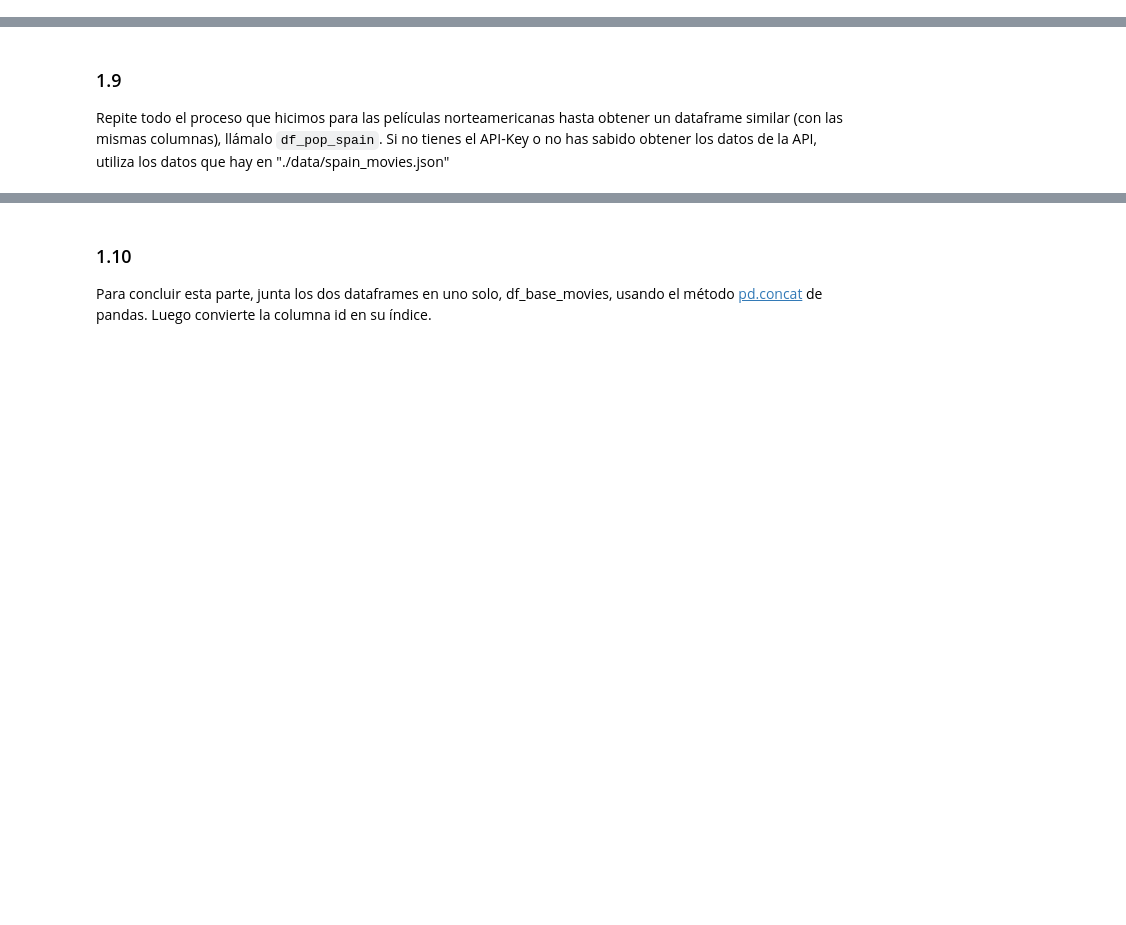
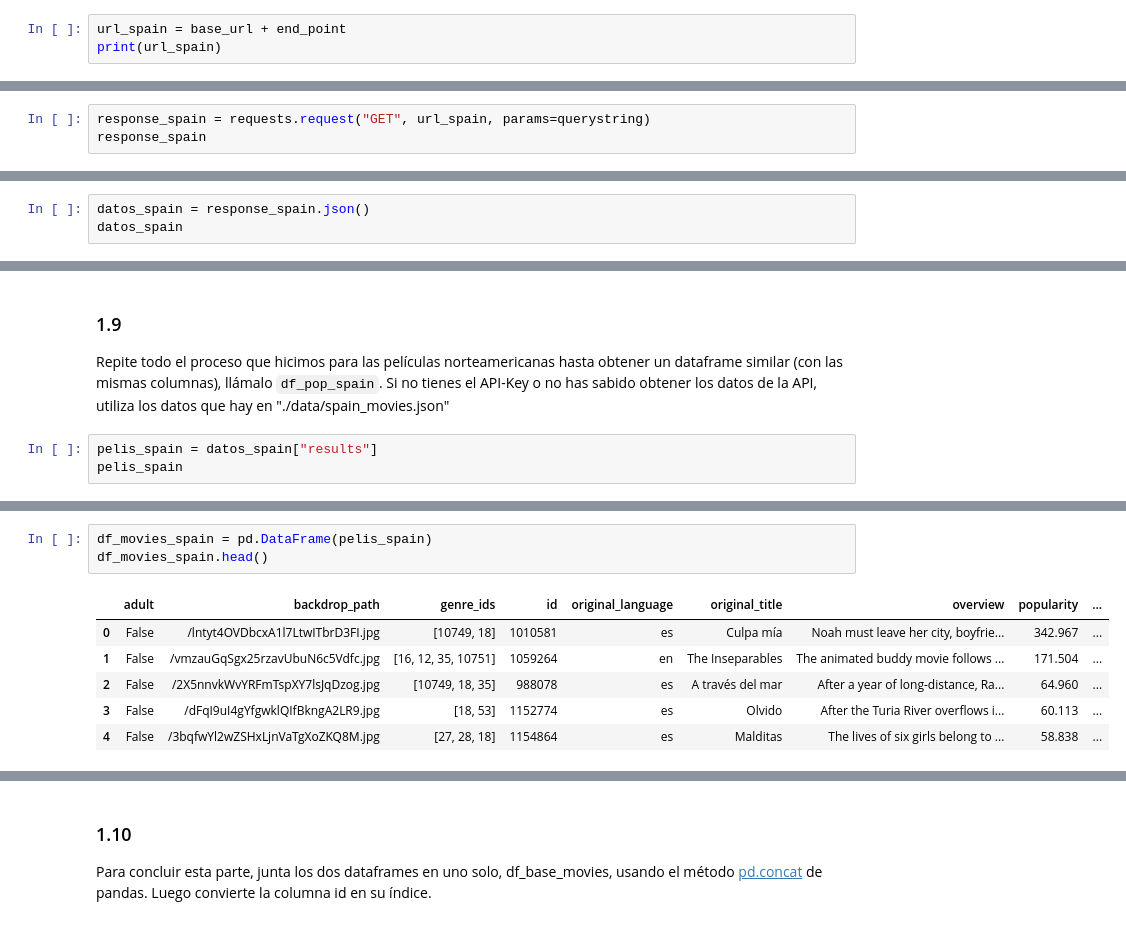
Before and after one commit to Anttt4/ONLINE_DS_THEBRIDGE_Antonio_Carreno_Jimenez, a Jupyter notebook: Sprint 6/Unidad 2/18_Practica_Obligatoria_Scraping_API.ipynb, the cells around one changed output, grey strips where cells are left out. Cells and saved outputs as stored; diff of their text form; blank space fills up the shorter version.

```diff
--- a/Sprint 6/Unidad 2/18_Practica_Obligatoria_Scraping_API.ipynb
+++ b/Sprint 6/Unidad 2/18_Practica_Obligatoria_Scraping_API.ipynb
@@ -126,3 +221,6 @@ querystring = {
 ### 1.7
 
 Ahora construye la url_spain, pero ten en cuenta que ya sólo necesitas la url base y el endpoint
+# %%
+url_spain = base_url + end_point
+print(url_spain)
@@ -130,3 +230,6 @@ Ahora construye la url_spain, pero ten en cuenta que ya sólo necesitas la url b
 ### 1.8
 
 Lanza la petición usando el método adecuado y con argumentos `url_spain` para la url y el diccionario creado en \#1.6 para el argumento "params" (que es como se envían parametros fuera de la url, hay otra forma a través del parámetro data, pero lo iremos viendo a lo largo del curso). Asigna la respuesta a `respuesta_spain`, y muestra su "status_code" y su "reason".
+# %%
+response_spain = requests.request("GET", url_spain, params=querystring)
+response_spain
@@ -132,0 +242,3 @@ Lanza la petición usando el método adecuado y con argumentos `url_spain` para
+# %%
+datos_spain = response_spain.json()
+datos_spain
@@ -133,3 +263,6 @@ Lanza la petición usando el método adecuado y con argumentos `url_spain` para
 # %% [markdown]
 ### 1.9
 Repite todo el proceso que hicimos para las películas norteamericanas hasta obtener un dataframe similar (con las mismas columnas), llámalo `df_pop_spain`. Si no tienes el API-Key o no has sabido obtener los datos de la API, utiliza los datos que hay en "./data/spain_movies.json"
+# %%
+pelis_spain = datos_spain["results"]
+pelis_spain
@@ -135,0 +287,10 @@ Repite todo el proceso que hicimos para las películas norteamericanas hasta obt
+# %%
+df_movies_spain = pd.DataFrame(pelis_spain)
+df_movies_spain.head()
+# %% [output]
+|  | adult | backdrop_path | genre_ids | id | original_language | original_title | overview | popularity | ... |
+| 0 | False | /lntyt4OVDbcxA1l7LtwITbrD3FI.jpg | [10749, 18] | 1010581 | es | Culpa mía | Noah must leave her city, boyfrie... | 342.967 | ... |
+| 1 | False | /vmzauGqSgx25rzavUbuN6c5Vdfc.jpg | [16, 12, 35, 10751] | 1059264 | en | The Inseparables | The animated buddy movie follows ... | 171.504 | ... |
+| 2 | False | /2X5nnvkWvYRFmTspXY7lsJqDzog.jpg | [10749, 18, 35] | 988078 | es | A través del mar | After a year of long-distance, Ra... | 64.960 | ... |
+| 3 | False | /dFqI9uI4gYfgwklQIfBkngA2LR9.jpg | [18, 53] | 1152774 | es | Olvido | After the Turia River overflows i... | 60.113 | ... |
+| 4 | False | /3bqfwYl2wZSHxLjnVaTgXoZKQ8M.jpg | [27, 28, 18] | 1154864 | es | Malditas | The lives of six girls belong to ... | 58.838 | ... |
```
Also changed, not shown: parts of 17 cells of this notebook.
